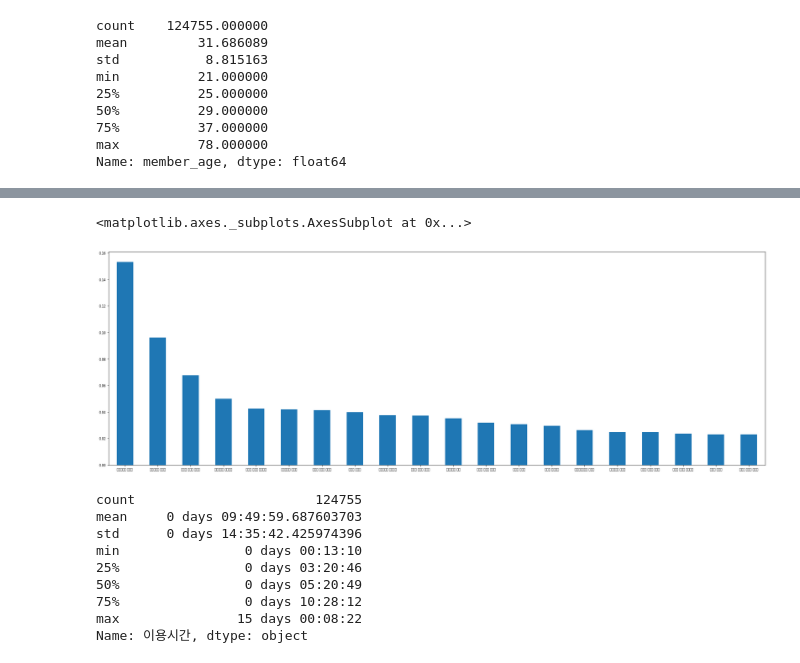
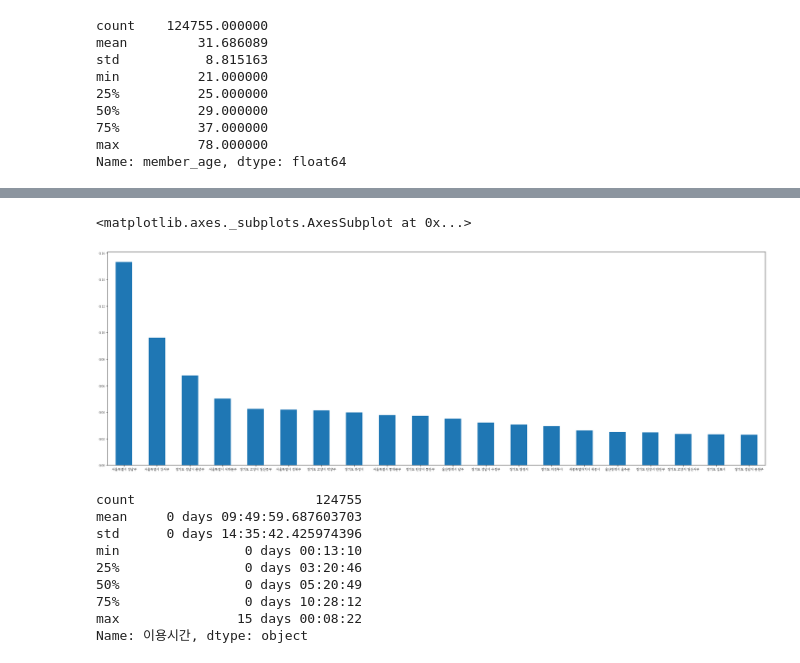
Before and after one commit to easttuna/Sodascar_User-clustering-and-classification-model-based-on-usage-history, a Jupyter notebook: EDA.ipynb, the cells around one changed output, grey strips where cells are left out. Cells and saved outputs as stored; diff of their text form; code cells hidden in the pictures.

```diff
--- a/EDA.ipynb
+++ b/EDA.ipynb
@@ -114,17 +137,17 @@ font_list
 # %%
-from matplotlib import font_manager, rc
-plt.rcParams['font.family'] = 'NanumGothic'
+
+plt.rcParams['font.family'] = 'NanumMyeongjo'
 plt.rc('font', size=8)
 
 region_rate = data['region'].value_counts(normalize=True)
 
 # 상위 20개 지역만 사용
 top20_region=region_rate.nlargest(20)
 #print(top20_region)
 top20_region.plot.bar(rot=0, figsize=(30,10))
 # %% [output]
 <matplotlib.axes._subplots.AxesSubplot at 0x...>
-[figure, old version]
+[figure, new version]
 # %%
 # 반납 시간 - 예약 시작 시간
 data['reservation_start_at'] = pd.to_datetime(data['reservation_start_at'])
```
Also changed, not shown: parts of 8 cells of this notebook.
